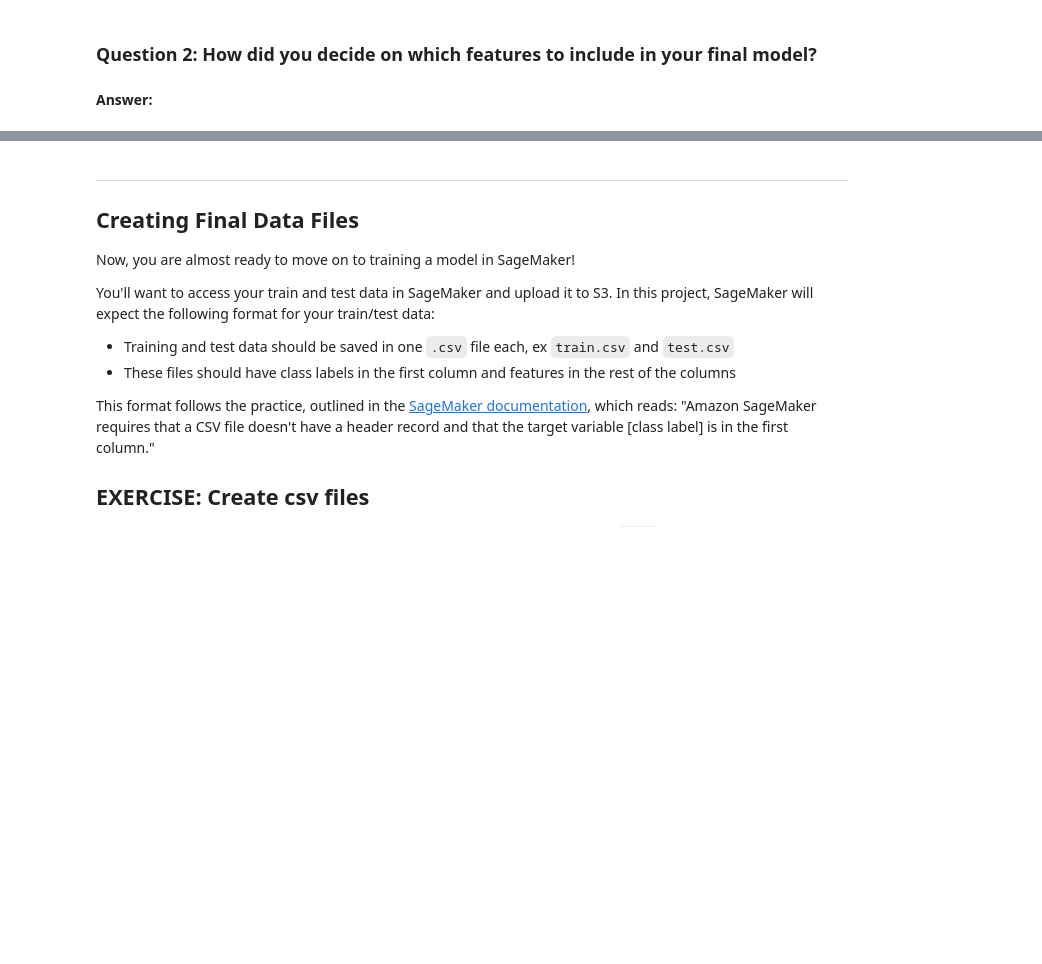
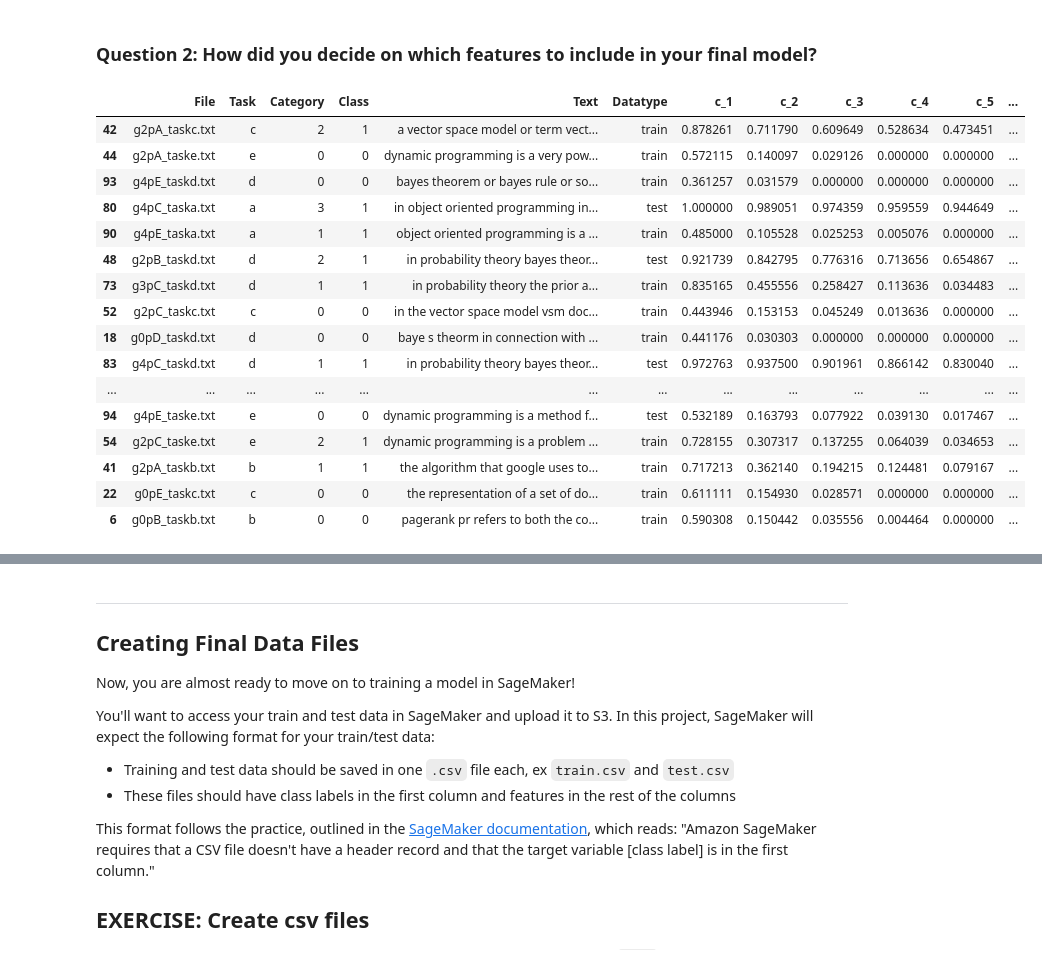
Before and after one commit to ahmed-gharib89/Plagiarism_Detection, a Jupyter notebook: 2_Plagiarism_Feature_Engineering.ipynb, the cells around one changed output, grey strips where cells are left out. Saved outputs shown, nothing was run; the diff lists cells and outputs as text; code cells hidden in the pictures; blank space fills up the shorter version.

```diff
--- a/2_Plagiarism_Feature_Engineering.ipynb
+++ b/2_Plagiarism_Feature_Engineering.ipynb
@@ -896,4 +928,23 @@ print('Training df sample: \n', train_x[:10])
 # %% [markdown]
 ### Question 2: How did you decide on which features to include in your final model?
-# %% [markdown]
-**Answer:**
+# %%
+df = pd.concat([complete_df, features_df], axis=1)
+df.sample(20)
+# %% [output]
+|  | File | Task | Category | Class | Text | Datatype | c_1 | c_2 | c_3 | c_4 | c_5 | ... |
+| 42 | g2pA_taskc.txt | c | 2 | 1 | a vector space model or term vect... | train | 0.878261 | 0.711790 | 0.609649 | 0.528634 | 0.473451 | ... |
+| 44 | g2pA_taske.txt | e | 0 | 0 | dynamic programming is a very pow... | train | 0.572115 | 0.140097 | 0.029126 | 0.000000 | 0.000000 | ... |
+| 93 | g4pE_taskd.txt | d | 0 | 0 | bayes theorem or bayes rule or so... | train | 0.361257 | 0.031579 | 0.000000 | 0.000000 | 0.000000 | ... |
+| 80 | g4pC_taska.txt | a | 3 | 1 | in object oriented programming in... | test | 1.000000 | 0.989051 | 0.974359 | 0.959559 | 0.944649 | ... |
+| 90 | g4pE_taska.txt | a | 1 | 1 | object oriented programming is a ... | train | 0.485000 | 0.105528 | 0.025253 | 0.005076 | 0.000000 | ... |
+| 48 | g2pB_taskd.txt | d | 2 | 1 | in probability theory bayes theor... | test | 0.921739 | 0.842795 | 0.776316 | 0.713656 | 0.654867 | ... |
+| 73 | g3pC_taskd.txt | d | 1 | 1 | in probability theory the prior a... | train | 0.835165 | 0.455556 | 0.258427 | 0.113636 | 0.034483 | ... |
+| 52 | g2pC_taskc.txt | c | 0 | 0 | in the vector space model vsm doc... | train | 0.443946 | 0.153153 | 0.045249 | 0.013636 | 0.000000 | ... |
+| 18 | g0pD_taskd.txt | d | 0 | 0 | baye s theorm in connection with ... | train | 0.441176 | 0.030303 | 0.000000 | 0.000000 | 0.000000 | ... |
+| 83 | g4pC_taskd.txt | d | 1 | 1 | in probability theory bayes theor... | test | 0.972763 | 0.937500 | 0.901961 | 0.866142 | 0.830040 | ... |
+| ... | ... | ... | ... | ... | ... | ... | ... | ... | ... | ... | ... | ... |
+| 94 | g4pE_taske.txt | e | 0 | 0 | dynamic programming is a method f... | test | 0.532189 | 0.163793 | 0.077922 | 0.039130 | 0.017467 | ... |
+| 54 | g2pC_taske.txt | e | 2 | 1 | dynamic programming is a problem ... | train | 0.728155 | 0.307317 | 0.137255 | 0.064039 | 0.034653 | ... |
+| 41 | g2pA_taskb.txt | b | 1 | 1 | the algorithm that google uses to... | train | 0.717213 | 0.362140 | 0.194215 | 0.124481 | 0.079167 | ... |
+| 22 | g0pE_taskc.txt | c | 0 | 0 | the representation of a set of do... | train | 0.611111 | 0.154930 | 0.028571 | 0.000000 | 0.000000 | ... |
+| 6 | g0pB_taskb.txt | b | 0 | 0 | pagerank pr refers to both the co... | train | 0.590308 | 0.150442 | 0.035556 | 0.004464 | 0.000000 | ... |
```
Also changed, not shown: parts of 5 cells of this notebook.
